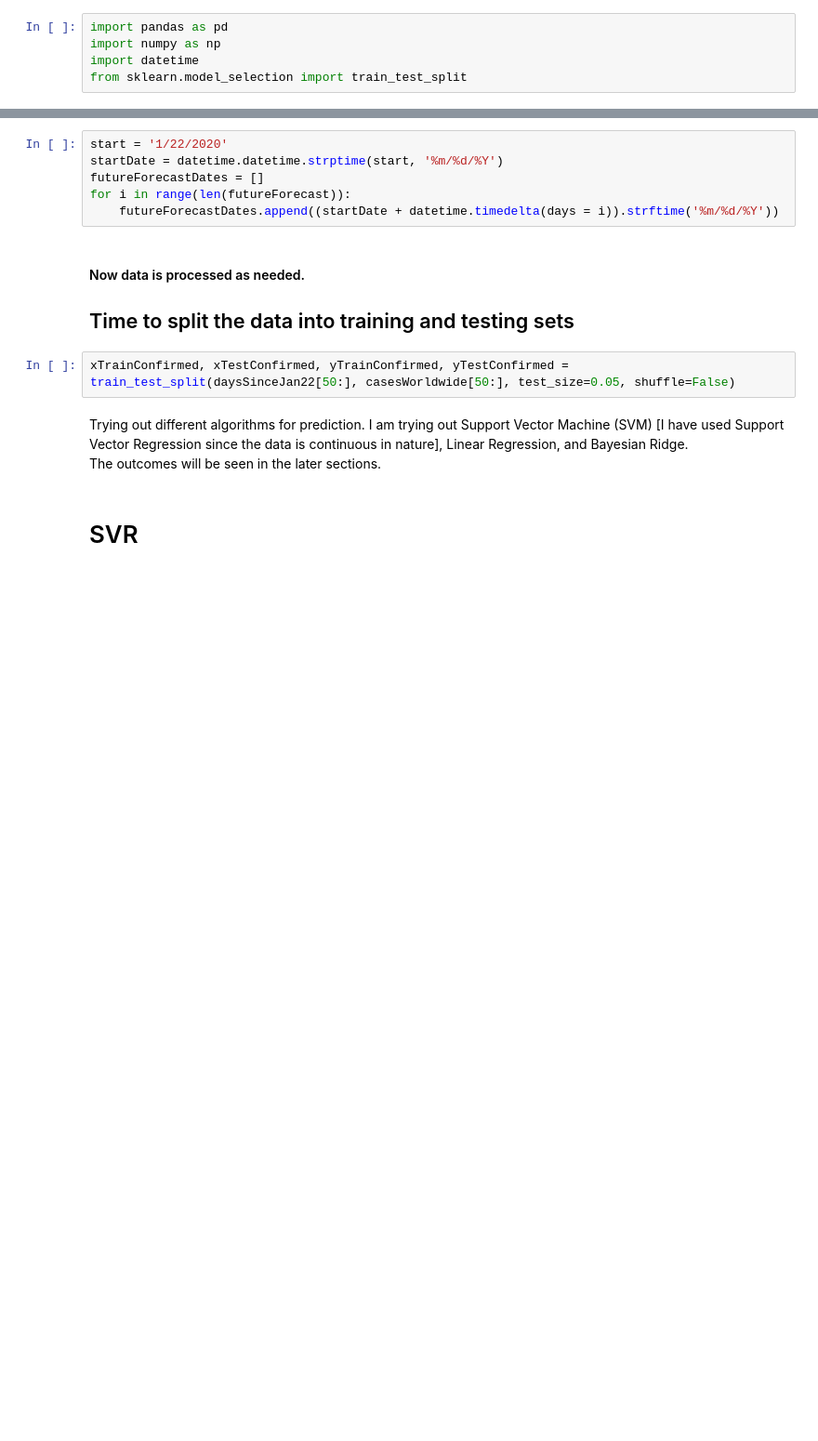
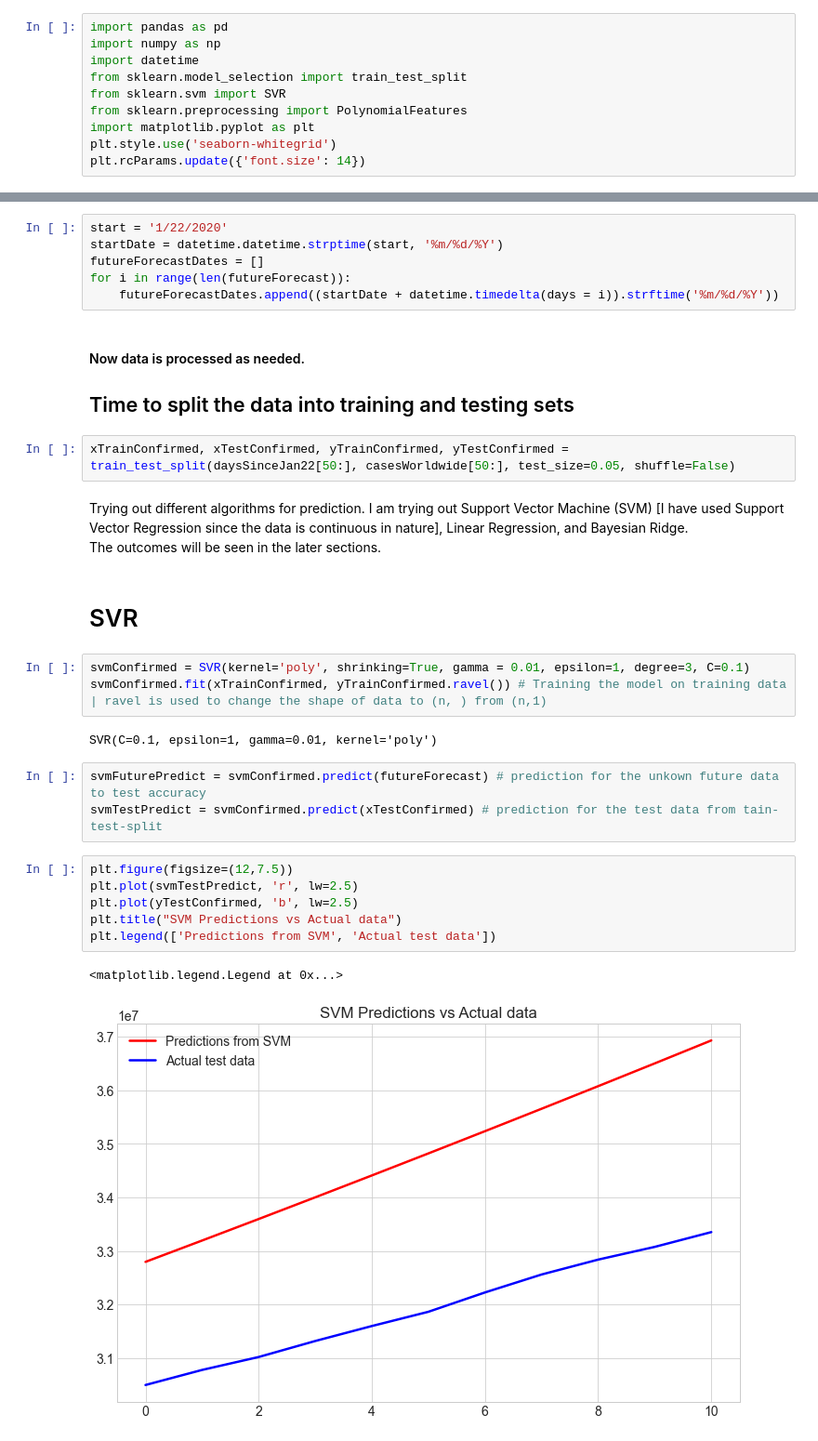
Before and after one commit to Sid1298/Project_COVID-19_Analysis, a Jupyter notebook: covid_prediction.ipynb, the cells around one changed output, grey strips where cells are left out. Shown at 93% size. Cells and saved outputs as stored; diff of their text form; blank space fills up the shorter version.

Commit message:
Completed SVM model

```diff
--- a/covid_prediction.ipynb
+++ b/covid_prediction.ipynb
@@ -7,6 +7,11 @@ import pandas as pd
 import numpy as np
 import datetime
 from sklearn.model_selection import train_test_split
+from sklearn.svm import SVR
+from sklearn.preprocessing import PolynomialFeatures
+import matplotlib.pyplot as plt
+plt.style.use('seaborn-whitegrid')
+plt.rcParams.update({'font.size': 14})
 # %% [markdown]
 # Data
 I have used the data from John Hopkins University which they have provided on GitHub [https://github.com/CSSEGISandData/COVID-19.git]
@@ -216,3 +221,20 @@ xTrainConfirmed, xTestConfirmed, yTrainConfirmed, yTestConfirmed = train_test_sp
 Trying out different algorithms for prediction. I am trying out Support Vector Machine (SVM) [I have used Support Vector Regression since the data is continuous in nature], Linear Regression, and Bayesian Ridge.<br>The outcomes will be seen in the later sections.
 # %% [markdown]
 # SVR
+# %%
+svmConfirmed = SVR(kernel='poly', shrinking=True, gamma = 0.01, epsilon=1, degree=3, C=0.1)
+svmConfirmed.fit(xTrainConfirmed, yTrainConfirmed.ravel()) # Training the model on training data | ravel is used to change the shape of data to (n, ) from (n,1)
+# %% [output]
+SVR(C=0.1, epsilon=1, gamma=0.01, kernel='poly')
+# %%
+svmFuturePredict = svmConfirmed.predict(futureForecast) # prediction for the unkown future data to test accuracy
+svmTestPredict = svmConfirmed.predict(xTestConfirmed) # prediction for the test data from tain-test-split
+# %%
+plt.figure(figsize=(12,7.5))
+plt.plot(svmTestPredict, 'r', lw=2.5)
+plt.plot(yTestConfirmed, 'b', lw=2.5)
+plt.title("SVM Predictions vs Actual data")
+plt.legend(['Predictions from SVM', 'Actual test data'])
+# %% [output]
+<matplotlib.legend.Legend at 0x...>
+[figure, added]
```
Also changed, not shown: parts of 3 cells of this notebook.
